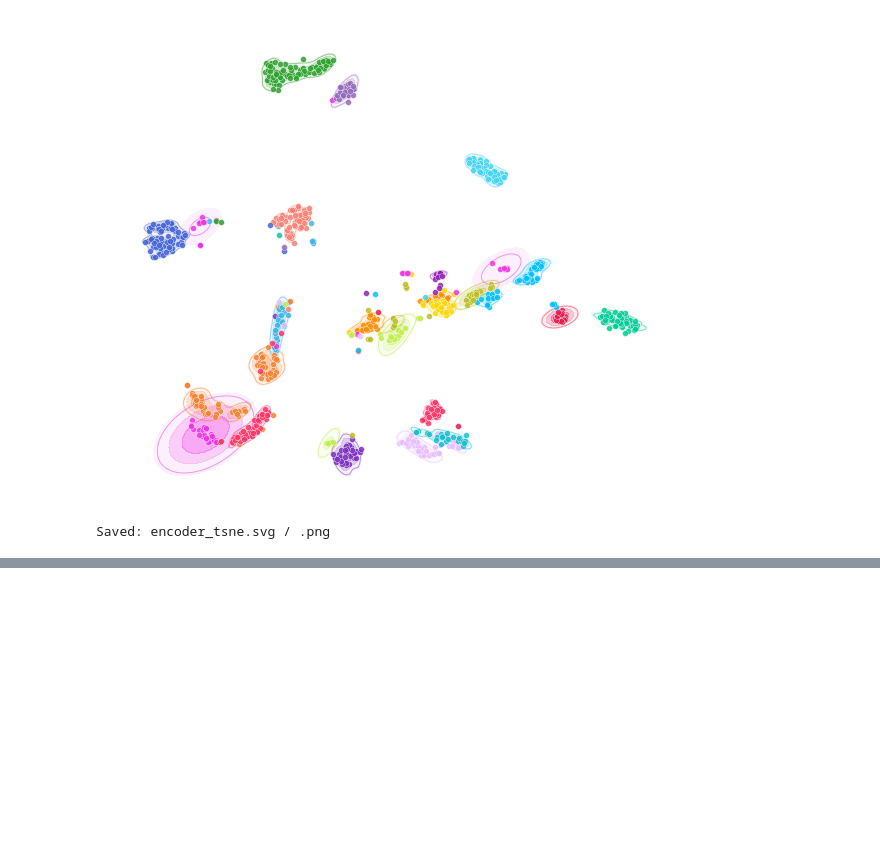
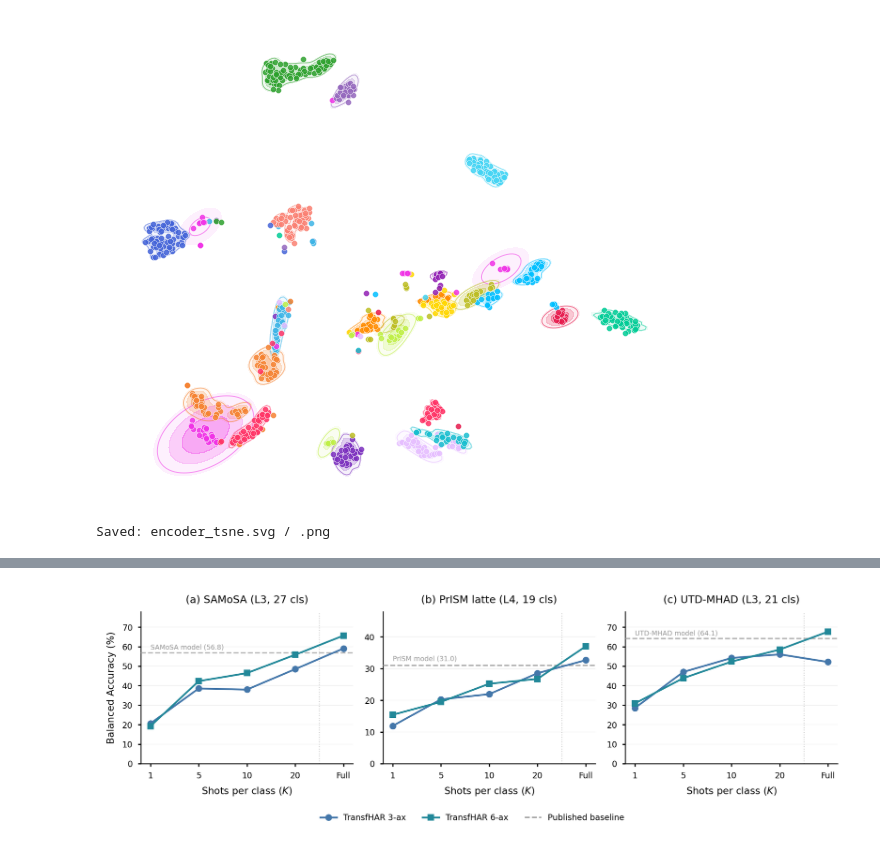
Before and after one commit to Abradshaw1/TransfHAR, a Jupyter notebook: scratch.ipynb, the cells around one changed output, grey strips where cells are left out. Cells and saved outputs as stored; diff of their text form; code cells hidden in the pictures; blank space fills up the shorter version.

```diff
--- a/scratch.ipynb
+++ b/scratch.ipynb
@@ -2323,7 +2322,7 @@ ax.set_xticklabels(Ks_labels, fontsize=6)
 ax.set_xlabel('Shots per class ($K$)', fontsize=6.5)
 ax.set_ylabel('Balanced Accuracy (%)', fontsize=6.5)
 ax.set_title('User Study (7 user-chosen cls)', fontsize=7, fontweight='medium', pad=6)
-ax.set_ylim(30, 105)
+ax.set_ylim(0, 105)
 ax.grid(axis='y', alpha=0.2, linewidth=0.4)
 ax.set_axisbelow(True)
 for sp in ['top', 'right']:
@@ -2516,0 +2985,92 @@ Saved: encoder_tsne.svg / .png
+# %%
+# ── Combined: Few-Shot Scaling + Full + CNN Baseline (1×3 line chart) ──
+import matplotlib.pyplot as plt
+import matplotlib as mpl
+import numpy as np
+from matplotlib.lines import Line2D
+import os
+
+mpl.rcParams.update({
+    'font.family': 'sans-serif',
+    'font.sans-serif': ['Arial', 'Helvetica', 'DejaVu Sans'],
+    'font.size': 7,
+    'axes.linewidth': 0.6,
+    'pdf.fonttype': 42,
+    'ps.fonttype': 42,
+})
+
+# x-axis: 1, 5, 10, 20, Full
+x_labels = ['1', '5', '10', '20', 'Full']
+x = np.arange(len(x_labels))
+
+# Few-shot + full-split values (bal_acc %)
+samosa_3 = [20.58, 38.52, 37.95, 48.43, 59.04]
+samosa_6 = [19.19, 42.28, 46.41, 55.81, 65.64]
+samosa_cnn = 56.79
+
+prism_3  = [11.89, 20.28, 21.91, 28.52, 32.64]
+prism_6  = [15.41, 19.48, 25.20, 26.71, 37.0]
+prism_cnn = 31.0
+
+utd_3    = [28.52, 46.96, 54.15, 56.00, 52.11]
+utd_6    = [30.88, 43.81, 52.29, 58.48, 67.65]
+utd_cnn  = 64.12
+
+blue3  = '#4477AA'
+cyan6  = '#228899'
+grey   = '#999999'
+
+datasets = [
+    {'name': '(a) SAMoSA (L3, 27 cls)',      'y3': samosa_3, 'y6': samosa_6, 'cnn': samosa_cnn, 'cnn_lbl': 'SAMoSA model',    'ylim': (0, 78)},
+    {'name': '(b) PrISM latte (L4, 19 cls)',  'y3': prism_3,  'y6': prism_6,  'cnn': prism_cnn,  'cnn_lbl': 'PrISM model',      'ylim': (0, 48)},
+    {'name': '(c) UTD-MHAD (L3, 21 cls)',     'y3': utd_3,    'y6': utd_6,    'cnn': utd_cnn,    'cnn_lbl': 'UTD-MHAD model',   'ylim': (0, 78)},
+]
+
+fig, axes = plt.subplots(1, 3, figsize=(7.0, 2.2), dpi=300)
+
+for i, (ax, d) in enumerate(zip(axes, datasets)):
+    # 3-axis and 6-axis lines with points
+    ax.plot(x, d['y3'], '-o', color=blue3, markersize=3.5, linewidth=1.2,
+            label='TransfHAR 3-ax' if i == 0 else None, zorder=5)
+    ax.plot(x, d['y6'], '-s', color=cyan6, markersize=3.5, linewidth=1.2,
+            label='TransfHAR 6-ax' if i == 0 else None, zorder=5)
+
+    # CNN baseline — horizontal dashed line
+    ax.axhline(d['cnn'], color=grey, linestyle='--', linewidth=0.9, alpha=0.8, zorder=3)
+    # Label aligned to left of x-axis
+    ax.text(0, d['cnn'] + 1.0, f"{d['cnn_lbl']} ({d['cnn']:.1f})",
+            fontsize=4.5, color=grey, ha='left', va='bottom')
+
+    # Vertical separator before "Full"
+    ax.axvline(3.5, color='#CCCCCC', linestyle=':', linewidth=0.6, zorder=1)
+
+    ax.set_xticks(x)
+    ax.set_xticklabels(x_labels, fontsize=6)
+    ax.set_xlabel('Shots per class ($K$)', fontsize=6.5)
+    ax.set_title(d['name'], fontsize=7, fontweight='medium', pad=6)
+    ax.set_ylim(d['ylim'])
+    ax.grid(axis='y', alpha=0.2, linewidth=0.4)
+    ax.set_axisbelow(True)
+    for sp in ['top', 'right']:
+        ax.spines[sp].set_visible(False)
+    ax.tick_params(axis='both', which='both', length=2, labelsize=5.5)
+
+axes[0].set_ylabel('Balanced Accuracy (%)', fontsize=6.5)
+
+# Shared legend (no baseline — each panel labels its own)
+legend_handles = [
+    Line2D([0], [0], color=blue3, marker='o', markersize=3.5, linewidth=1.2, label='TransfHAR 3-ax'),
+    Line2D([0], [0], color=cyan6, marker='s', markersize=3.5, linewidth=1.2, label='TransfHAR 6-ax'),
+    Line2D([0], [0], color=grey, linestyle='--', linewidth=0.9, label='Published baseline'),
+]
+fig.legend(handles=legend_handles, loc='lower center', ncol=3,
+           fontsize=5.5, frameon=False, bbox_to_anchor=(0.5, -0.04))
+
+plt.tight_layout(rect=[0, 0.05, 1, 1.0])
+os.makedirs("Figs", exist_ok=True)
+plt.savefig('Figs/fewshot_scaling_combined.pdf', bbox_inches='tight')
+plt.savefig('Figs/fewshot_scaling_combined.png', dpi=300, bbox_inches='tight')
+plt.show()
+print("† Full = all available training data (no K-shot limit)")
+print("Saved: Figs/fewshot_scaling_combined.pdf / .png")
+# %% [output]
@@ -2516,0 +3094 @@ Saved: encoder_tsne.svg / .png
+[figure, added]
```
Also changed, not shown: parts of 10 cells of this notebook, 8 other files.
